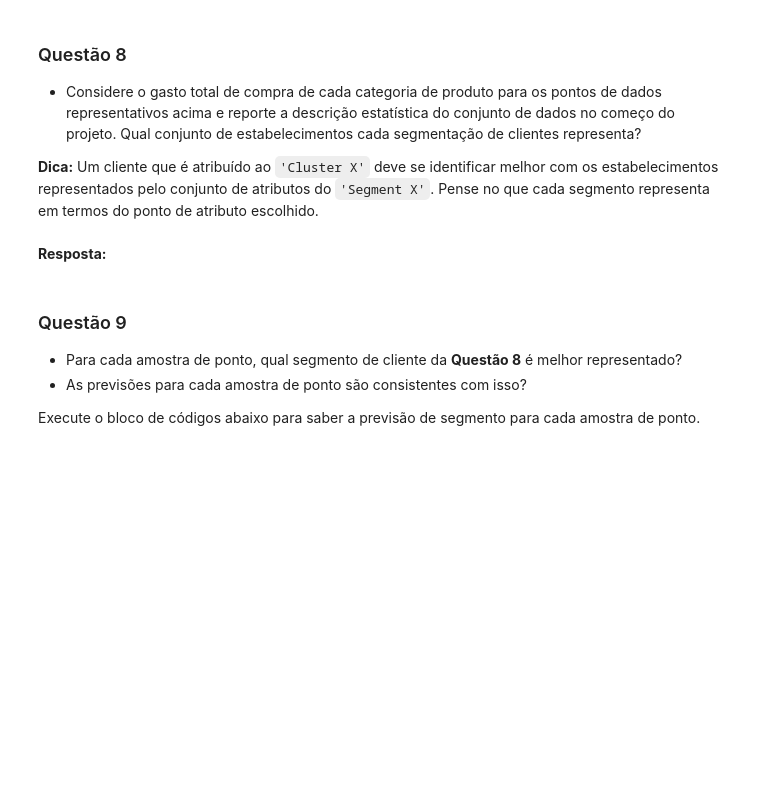
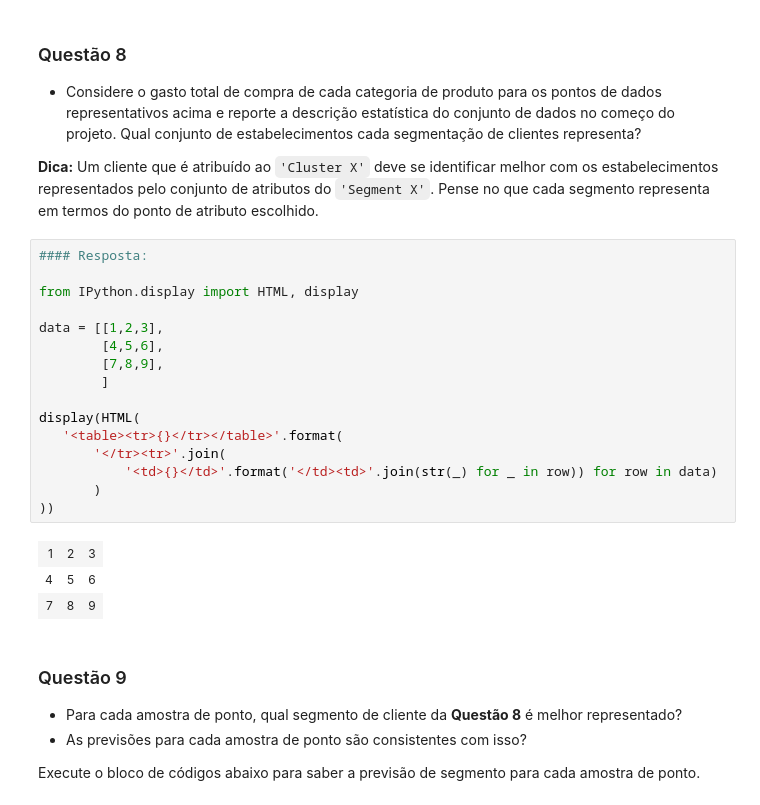
Before and after one commit to joaopaulopbjp/customer_segments, a Jupyter notebook: customer_segments_PT.ipynb, the cells around one changed output. Drawn from its saved outputs; the diff is of its cells as text; blank space fills up the shorter version.

```diff
--- a/customer_segments_PT.ipynb
+++ b/customer_segments_PT.ipynb
@@ -469,8 +495,26 @@ display(true_centers)
 - Considere o gasto total de compra de cada categoria de produto para os pontos de dados representativos acima e reporte a descrição estatística do conjunto de dados no começo do projeto. Qual conjunto de estabelecimentos cada segmentação de clientes representa?
 
 **Dica:** Um cliente que é atribuído ao `'Cluster X'` deve se identificar melhor com os estabelecimentos representados pelo conjunto de atributos do `'Segment X'`. Pense no que cada segmento representa em termos do ponto de atributo escolhido.
-# %% [markdown]
-**Resposta:**
+# %%
+#### Resposta:
+
+from IPython.display import HTML, display
+
+data = [[1,2,3],
+        [4,5,6],
+        [7,8,9],
+        ]
+
+display(HTML(
+   '<table><tr>{}</tr></table>'.format(
+       '</tr><tr>'.join(
+           '<td>{}</td>'.format('</td><td>'.join(str(_) for _ in row)) for row in data)
+       )
+))
+# %% [output]
+| 1 | 2 | 3 |
+| 4 | 5 | 6 |
+| 7 | 8 | 9 |
 # %% [markdown]
 ### Questão 9
 - Para cada amostra de ponto, qual segmento de cliente da **Questão 8** é melhor representado?
```
Also changed, not shown: parts of 10 cells of this notebook.
